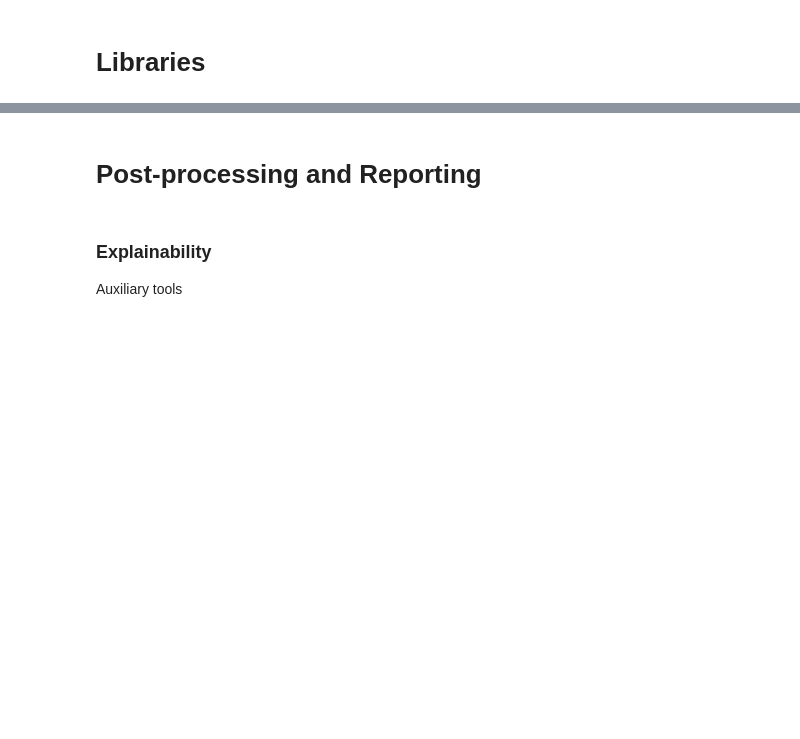
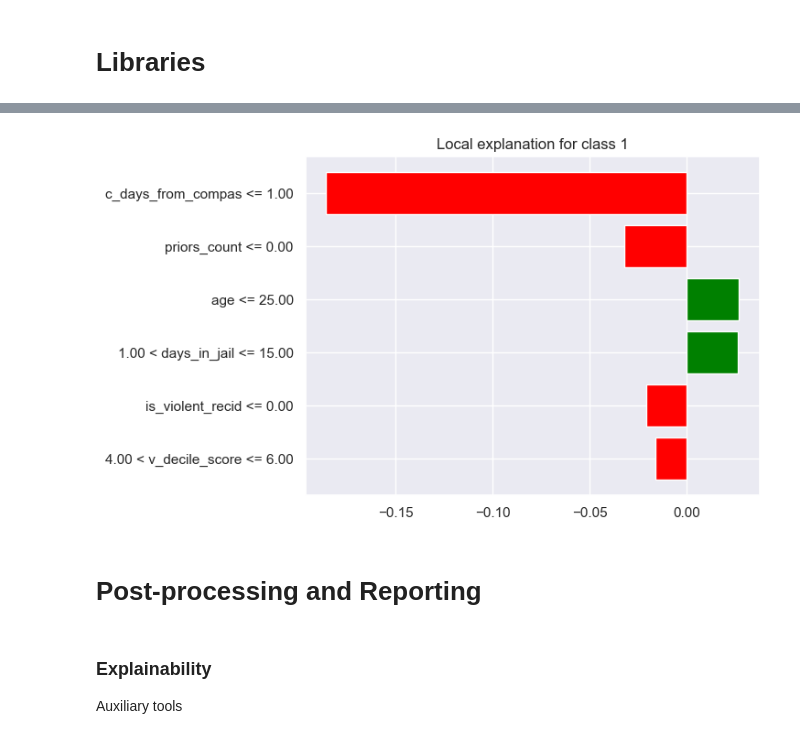
Before and after one commit to Data4everyone/Auditing-AI-Systems, a Jupyter notebook: Development Stage and Mitigation strategies/Post_processing_and_reporting.ipynb, the cells around one changed output, grey strips where cells are left out. Saved outputs shown, nothing was run; the diff lists cells and outputs as text; code cells hidden in the pictures; blank space fills up the shorter version.

```diff
--- a/Development Stage and Mitigation strategies/Post_processing_and_reporting.ipynb
+++ b/Development Stage and Mitigation strategies/Post_processing_and_reporting.ipynb
@@ -66,0 +184,4 @@ df.head()
+# %%
+train_dicts = df_train.to_dict(orient='records')
+dv = DictVectorizer()
+X_train = dv.fit_transform(train_dicts)
@@ -66,0 +197,19 @@ df.head()
+# %%
+dt = DecisionTreeClassifier()
+
+
+params = {'max_depth': [1, 2, 3, 4, 5, 6, 7, 8, 9,  10, 15, 20, 50, 60, None],
+              'min_samples_leaf' : [1, 5, 10, 15, 20, 500, 100, 200],
+              'criterion' : ['gini', 'entropy', 'log_loss'],
+              'random_state': [47]
+              }
+
+grid_search_dt = GridSearchCV(estimator=dt, param_grid=params, n_jobs=-1, cv=5)
+
+grid_search_dt.fit(X_train, y_train)
+
+best_params = grid_search_dt.best_params_
+best_score = grid_search_dt.best_score_
+
+print(f"Best parameters: {best_params}")
+print(f"Best score: {best_score}")
@@ -66,0 +245,8 @@ df.head()
+# %%
+import lime
+from lime import lime_tabular
+
+# LIME has one explainer for all the models
+explainer = lime.lime_tabular.LimeTabularExplainer(df_train.values, feature_names=df_train.columns.values.tolist(),
+                                                  class_names=['-1','0','1'], verbose=True, mode='classification')
+explainer
@@ -66,0 +255,5 @@ df.head()
+# %%
+
+exp = explainer.explain_instance(df_test.values[0], grid_search_dt.predict_proba, num_features=6, top_labels=3)
+
+exp.show_in_notebook()
@@ -67,3 +271,7 @@ df.head()
+# %%
+fig = exp.as_pyplot_figure(label=2)
+# %% [output]
+[figure, added]
 # %% [markdown]
 # Post-processing and Reporting
 # %% [markdown]
```
Also changed, not shown: parts of 24 cells of this notebook, 6 other files.
